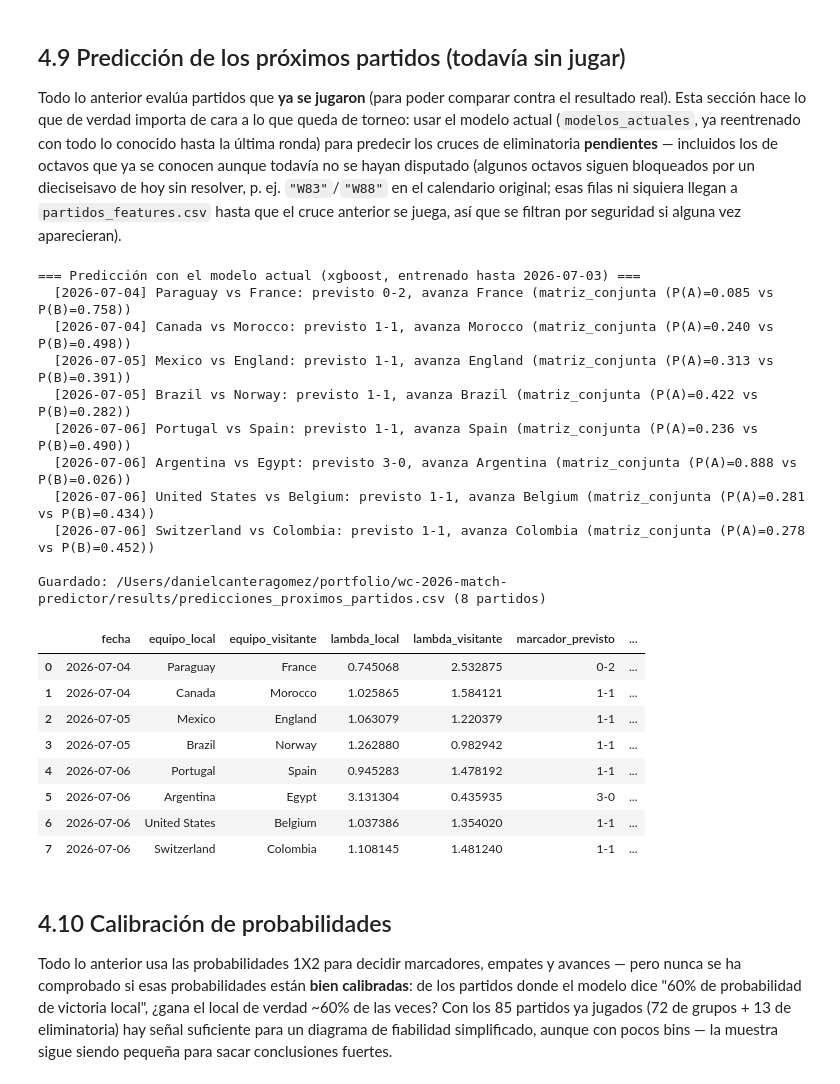
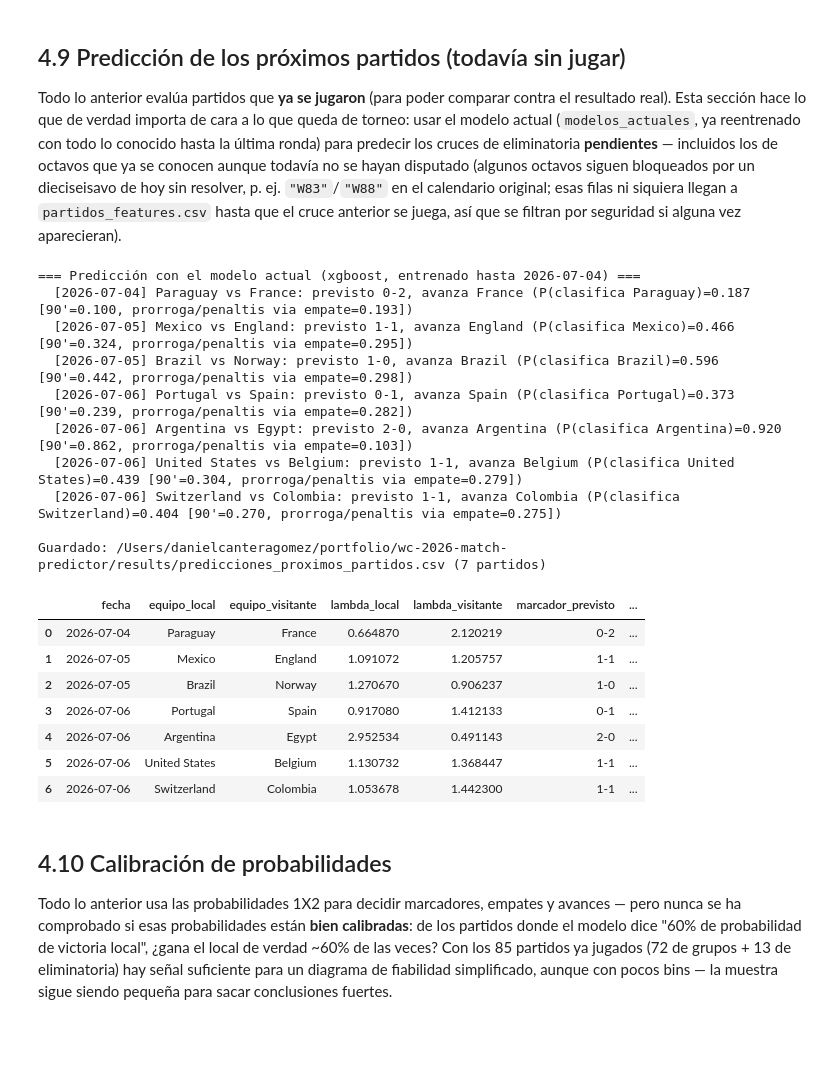
Before and after one commit to danielcangomez/wc2026-match-predictor, a Jupyter notebook: notebooks/04_prediccion.ipynb, the cells around one changed output. Drawn from its saved outputs; the diff is of its cells as text; code cells hidden in the pictures; blank space fills up the shorter version.

```diff
--- a/notebooks/04_prediccion.ipynb
+++ b/notebooks/04_prediccion.ipynb
@@ -26,6 +26,7 @@ import optuna
 import pandas as pd
 import xgboost as xgb
 from scipy.stats import poisson
+from sklearn.isotonic import IsotonicRegression
 from sklearn.linear_model import PoissonRegressor
 from sklearn.metrics import log_loss, mean_squared_error
 from sklearn.model_selection import TimeSeriesSplit
@@ -60,6 +61,9 @@ FEATURES_MODELO = [
     "dif_forma_gf_5", "dif_forma_gf_10", "dif_racha_5", "dif_racha_10",
     "dias_descanso_local", "dias_descanso_visitante",
     "es_neutral", "h2h_puntos_prom", "h2h_dif_goles_prom",
+    # Palmarés reciente (Notebook 2, 2.6b) -- adoptado tras el backtest de 5 Mundiales
+    # y la verificación sobre 82 ediciones (registro de experimentos del Notebook 3).
+    "dif_titulos_8a", "dif_titulos_4a", "dif_finales_8a", "dif_ppp_vs_top_3a",
 ]
 
 df = pd.read_csv(DIR_PROCESSED / "partidos_features.csv", parse_dates=["fecha"])
@@ -648,19 +763,22 @@ def reentrenar_modelos(df_historico_actualizado: pd.DataFrame, familia: str) ->
     '''
     X = df_historico_actualizado[FEATURES_MODELO]
     if familia == "glm":
-        return {
+        modelos = {
             "local": entrenar_poisson_glm(X, df_historico_actualizado["goles_local"]),
             "visitante": entrenar_poisson_glm(X, df_historico_actualizado["goles_visitante"]),
         }
-    if familia == "xgboost":
-        return {
+    elif familia == "xgboost":
+        modelos = {
             "local": entrenar_xgboost_poisson(X, df_historico_actualizado["goles_local"], estudio_local_xgb.best_params),
             "visitante": entrenar_xgboost_poisson(X, df_historico_actualizado["goles_visitante"], estudio_visitante_xgb.best_params),
         }
-    return {
-        "local": entrenar_lightgbm_poisson(X, df_historico_actualizado["goles_local"], estudio_local.best_params),
-        "visitante": entrenar_lightgbm_poisson(X, df_historico_actualizado["goles_visitante"], estudio_visitante.best_params),
-    }
+    else:
+        modelos = {
+            "local": entrenar_lightgbm_poisson(X, df_historico_actualizado["goles_local"], estudio_local.best_params),
+            "visitante": entrenar_lightgbm_poisson(X, df_historico_actualizado["goles_visitante"], estudio_visitante.best_params),
+        }
+    modelos["g_mundial"] = calcular_g_mundial(modelos, df_historico_actualizado)
+    return modelos
 
 
 rondas = agrupar_en_rondas(df_eliminatoria)
@@ -700,10 +868,12 @@ for i, ronda in enumerate(rondas, start=1):
     metricas_ronda = evaluar_modelo_goles(modelos_actuales, X_ronda, ronda, f"ronda {i} (modelo pre-ronda)")
 
     # 2. Resolver cada partido, con matriz conjunta si el marcador previsto es empate.
-    pred_local = np.clip(modelos_actuales["local"].predict(X_ronda), 0.01, None)
-    pred_visitante = np.clip(modelos_actuales["visitante"].predict(X_ronda), 0.01, None)
+    g_wf = modelos_actuales.get("g_mundial", 1.0)
+    pred_local = np.clip(modelos_actuales["local"].predict(X_ronda), 0.01, None) * g_wf
+    pred_visitante = np.clip(modelos_actuales["visitante"].predict(X_ronda), 0.01, None) * g_wf
     for (_, fila), lam_l, lam_v in zip(ronda.iterrows(), pred_local, pred_visitante):
-        resultado = resolver_eliminatoria(fila["equipo_local"], fila["equipo_visitante"], lam_l, lam_v)
+        resultado = resolver_eliminatoria(fila["equipo_local"], fila["equipo_visitante"], lam_l, lam_v,
+                                          elo_diff=fila["elo_diff"])
         prob_local, prob_empate, prob_visitante = probabilidades_partido(lam_l, lam_v)
         print(f"  {resultado['equipo_a']} vs {resultado['equipo_b']}: "
               f"previsto {resultado['marcador_previsto']}, avanza {resultado['ganador']} ({resultado['metodo']})")
@@ -723,6 +893,9 @@ for i, ronda in enumerate(rondas, start=1):
             "prob_visitante": prob_visitante,
             "avanza_previsto": resultado["ganador"],
             "metodo_desempate": resultado["metodo"],
+            "prob_clasifica_local": resultado["prob_clasifica_a"],
+            "prob_decide_prorroga": resultado["prob_decide_prorroga"],
+            "prob_decide_penaltis": resultado["prob_decide_penaltis"],
             "marcador_real_90min": f"{int(fila['goles_local'])}-{int(fila['goles_visitante'])}",
             "resultado_1x2_real": fila["resultado_1x2"],
         })
@@ -864,58 +1038,60 @@ partidos_pendientes = partidos_pendientes[
 predicciones_pendientes = []
 if not partidos_pendientes.empty:
     X_pendientes = partidos_pendientes[FEATURES_MODELO]
-    pred_local = np.clip(modelos_actuales["local"].predict(X_pendientes), 0.01, None)
-    pred_visitante = np.clip(modelos_actuales["visitante"].predict(X_pendientes), 0.01, None)
+    g_pend = modelos_actuales.get("g_mundial", 1.0)
+    pred_local = np.clip(modelos_actuales["local"].predict(X_pendientes), 0.01, None) * g_pend
+    pred_visitante = np.clip(modelos_actuales["visitante"].predict(X_pendientes), 0.01, None) * g_pend
 
     print(f"=== Predicción con el modelo actual ({nombre_ganador}, entrenado hasta "
           f"{historico_acumulado['fecha'].max().date()}) ===")
     for (_, fila), lam_l, lam_v in zip(partidos_pendientes.iterrows(), pred_local, pred_visitante):
-        resultado = resolver_eliminatoria(fila["equipo_local"], fila["equipo_visitante"], lam_l, lam_v)
+        resultado = resolver_eliminatoria(fila["equipo_local"], fila["equipo_visitante"], lam_l, lam_v, elo_diff=fila["elo_diff"])
         prob_local, prob_empate, prob_visitante = probabilidades_partido(lam_l, lam_v)
         print(f"  [{fila['fecha'].date()}] {resultado['equipo_a']} vs {resultado['equipo_b']}: "
               f"previsto {resultado['marcador_previsto']}, avanza {resultado['ganador']} ({resultado['metodo']})")
         predicciones_pendientes.append({
             "fecha": fila["fecha"],
             "equipo_local": fila["equipo_local"],
             "equipo_visitante": fila["equipo_visitante"],
             "lambda_local": lam_l,
             "lambda_visitante": lam_v,
             "marcador_previsto": resultado["marcador_previsto"],
             "prob_local": prob_local,
             "prob_empate": prob_empate,
             "prob_visitante": prob_visitante,
             "avanza_previsto": resultado["ganador"],
             "metodo_desempate": resultado["metodo"],
+            "prob_clasifica_local": resultado["prob_clasifica_a"],
+            "prob_decide_prorroga": resultado["prob_decide_prorroga"],
+            "prob_decide_penaltis": resultado["prob_decide_penaltis"],
         })
 else:
     print("No hay partidos de eliminatoria pendientes con ambos equipos ya conocidos.")
 
 df_predicciones_pendientes = pd.DataFrame(predicciones_pendientes)
 ruta_predicciones_pendientes = DIR_RESULTS / "predicciones_proximos_partidos.csv"
 df_predicciones_pendientes.to_csv(ruta_predicciones_pendientes, index=False)
 print(f"\nGuardado: {ruta_predicciones_pendientes} ({len(df_predicciones_pendientes)} partidos)")
 df_predicciones_pendientes
 # %% [output]
-=== Predicción con el modelo actual (xgboost, entrenado hasta 2026-07-03) ===
-  [2026-07-04] Paraguay vs France: previsto 0-2, avanza France (matriz_conjunta (P(A)=0.085 vs P(B)=0.758))
-  [2026-07-04] Canada vs Morocco: previsto 1-1, avanza Morocco (matriz_conjunta (P(A)=0.240 vs P(B)=0.498))
-  [2026-07-05] Mexico vs England: previsto 1-1, avanza England (matriz_conjunta (P(A)=0.313 vs P(B)=0.391))
-  [2026-07-05] Brazil vs Norway: previsto 1-1, avanza Brazil (matriz_conjunta (P(A)=0.422 vs P(B)=0.282))
-  [2026-07-06] Portugal vs Spain: previsto 1-1, avanza Spain (matriz_conjunta (P(A)=0.236 vs P(B)=0.490))
-  [2026-07-06] Argentina vs Egypt: previsto 3-0, avanza Argentina (matriz_conjunta (P(A)=0.888 vs P(B)=0.026))
-  [2026-07-06] United States vs Belgium: previsto 1-1, avanza Belgium (matriz_conjunta (P(A)=0.281 vs P(B)=0.434))
-  [2026-07-06] Switzerland vs Colombia: previsto 1-1, avanza Colombia (matriz_conjunta (P(A)=0.278 vs P(B)=0.452))
+=== Predicción con el modelo actual (xgboost, entrenado hasta 2026-07-04) ===
+  [2026-07-04] Paraguay vs France: previsto 0-2, avanza France (P(clasifica Paraguay)=0.187 [90'=0.100, prorroga/penaltis via empate=0.193])
+  [2026-07-05] Mexico vs England: previsto 1-1, avanza England (P(clasifica Mexico)=0.466 [90'=0.324, prorroga/penaltis via empate=0.295])
+  [2026-07-05] Brazil vs Norway: previsto 1-0, avanza Brazil (P(clasifica Brazil)=0.596 [90'=0.442, prorroga/penaltis via empate=0.298])
+  [2026-07-06] Portugal vs Spain: previsto 0-1, avanza Spain (P(clasifica Portugal)=0.373 [90'=0.239, prorroga/penaltis via empate=0.282])
+  [2026-07-06] Argentina vs Egypt: previsto 2-0, avanza Argentina (P(clasifica Argentina)=0.920 [90'=0.862, prorroga/penaltis via empate=0.103])
+  [2026-07-06] United States vs Belgium: previsto 1-1, avanza Belgium (P(clasifica United States)=0.439 [90'=0.304, prorroga/penaltis via empate=0.279])
+  [2026-07-06] Switzerland vs Colombia: previsto 1-1, avanza Colombia (P(clasifica Switzerland)=0.404 [90'=0.270, prorroga/penaltis via empate=0.275])
 
-Guardado: /Users/danielcanteragomez/portfolio/wc-2026-match-predictor/results/predicciones_proximos_partidos.csv (8 partidos)
+Guardado: /Users/danielcanteragomez/portfolio/wc-2026-match-predictor/results/predicciones_proximos_partidos.csv (7 partidos)
 |  | fecha | equipo_local | equipo_visitante | lambda_local | lambda_visitante | marcador_previsto | ... |
-| 0 | 2026-07-04 | Paraguay | France | 0.745068 | 2.532875 | 0-2 | ... |
-| 1 | 2026-07-04 | Canada | Morocco | 1.025865 | 1.584121 | 1-1 | ... |
-| 2 | 2026-07-05 | Mexico | England | 1.063079 | 1.220379 | 1-1 | ... |
-| 3 | 2026-07-05 | Brazil | Norway | 1.262880 | 0.982942 | 1-1 | ... |
-| 4 | 2026-07-06 | Portugal | Spain | 0.945283 | 1.478192 | 1-1 | ... |
-| 5 | 2026-07-06 | Argentina | Egypt | 3.131304 | 0.435935 | 3-0 | ... |
-| 6 | 2026-07-06 | United States | Belgium | 1.037386 | 1.354020 | 1-1 | ... |
-| 7 | 2026-07-06 | Switzerland | Colombia | 1.108145 | 1.481240 | 1-1 | ... |
+| 0 | 2026-07-04 | Paraguay | France | 0.664870 | 2.120219 | 0-2 | ... |
+| 1 | 2026-07-05 | Mexico | England | 1.091072 | 1.205757 | 1-1 | ... |
+| 2 | 2026-07-05 | Brazil | Norway | 1.270670 | 0.906237 | 1-0 | ... |
+| 3 | 2026-07-06 | Portugal | Spain | 0.917080 | 1.412133 | 0-1 | ... |
+| 4 | 2026-07-06 | Argentina | Egypt | 2.952534 | 0.491143 | 2-0 | ... |
+| 5 | 2026-07-06 | United States | Belgium | 1.130732 | 1.368447 | 1-1 | ... |
+| 6 | 2026-07-06 | Switzerland | Colombia | 1.053678 | 1.442300 | 1-1 | ... |
 # %% [markdown]
 ## 4.10 Calibración de probabilidades
 
```
Also changed, not shown: parts of 19 cells of this notebook, 9 other files.
